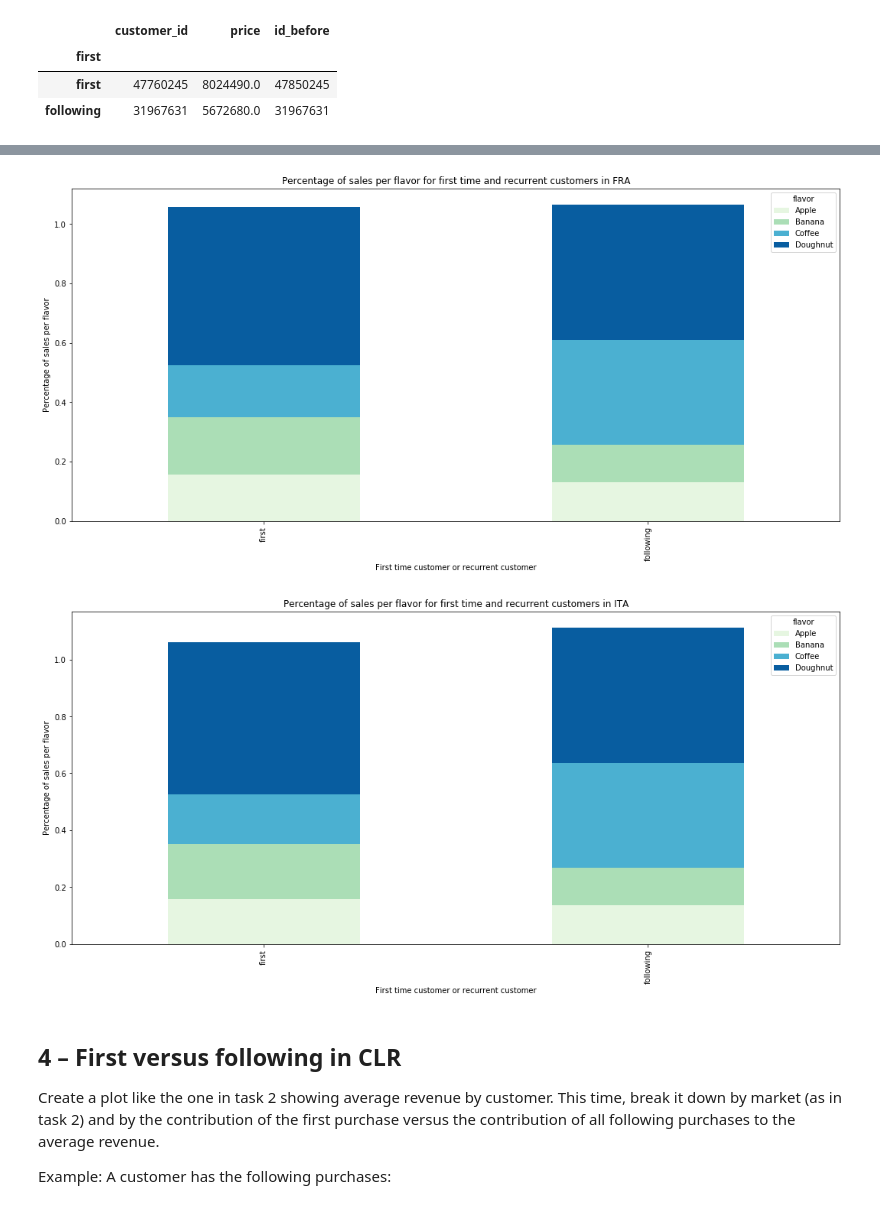
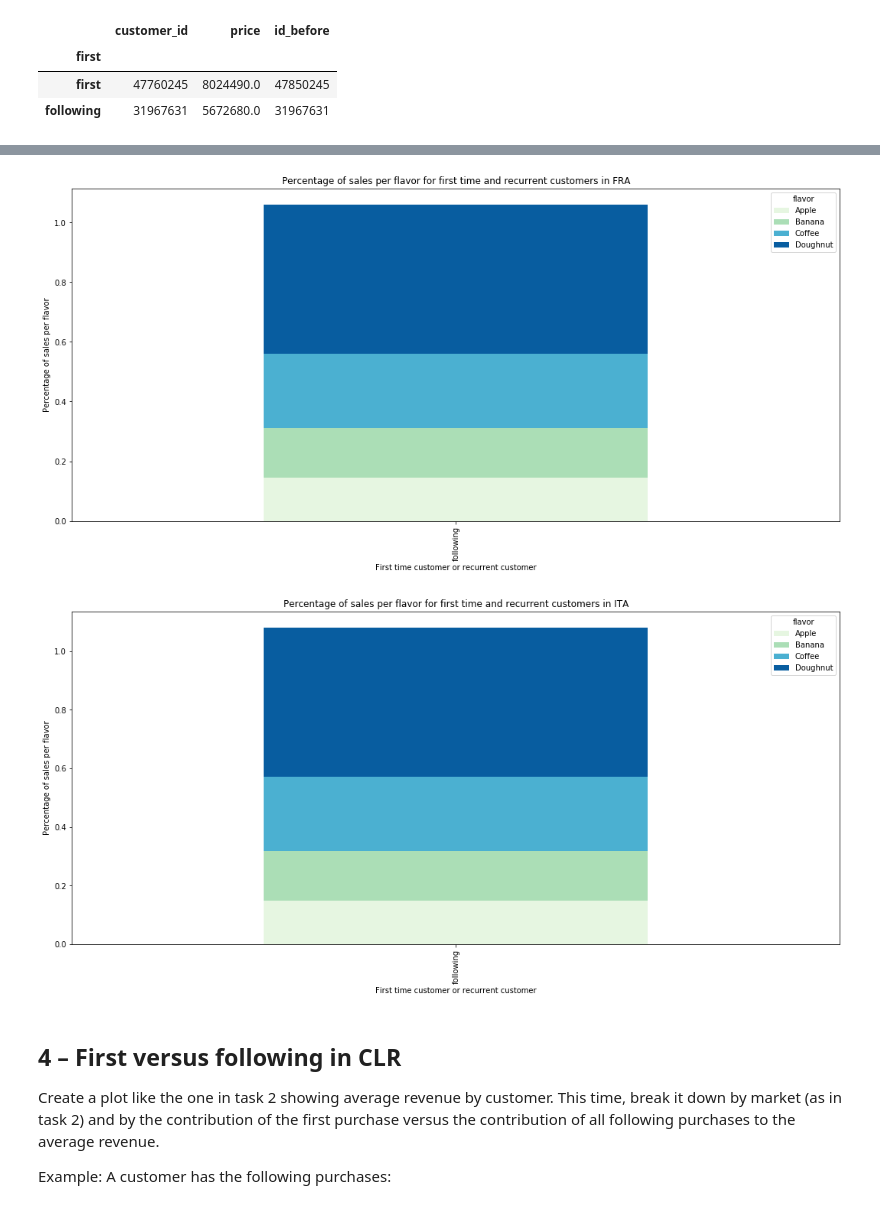
Before and after one commit to stefanfroth/Markov_Chain_Simulation, a Jupyter notebook: Analysis.ipynb, the cells around one changed output, grey strips where cells are left out. Drawn from its saved outputs; the diff is of its cells as text; code cells hidden in the pictures.

```diff
--- a/Analysis.ipynb
+++ b/Analysis.ipynb
@@ -293,10 +295,12 @@ revenue.groupby('first').sum()
 # %%
 for market in markets:
     each_sum = revenue[revenue['market'] == market].groupby(['first', 'flavor'])['customer_id'].count().sum(level=0)
-    first = each_sum = revenue[revenue['market'] == 'AUT'].groupby(['first', 'flavor'])['customer_id'].count()\
+
+    first = revenue[revenue['market'] == 'AUT'].groupby(['first', 'flavor'])['customer_id'].count()\
             /each_sum
     first.unstack(1).plot(kind='bar', stacked=True, figsize = (18,8),\
                          colormap=ListedColormap(sns.color_palette("GnBu", 10)))
+
     plt.xlabel('First time customer or recurrent customer')
     plt.ylabel('Percentage of sales per flavor')
     plt.title('Percentage of sales per flavor for first time and recurrent customers in {}'.format(market))
@@ -307,5 +311,5 @@ for market in markets:
-[figure, old version]
+[figure, new version]
-[figure, old version]
+[figure, new version]
 # %%
 #for market in markets:
 #    first[market].unstack(1).plot(kind='bar', stacked=True, colormap=ListedColormap(sns.color_palette("GnBu", 10))\
```
Also changed, not shown: parts of 2 cells of this notebook, 1 other file.
